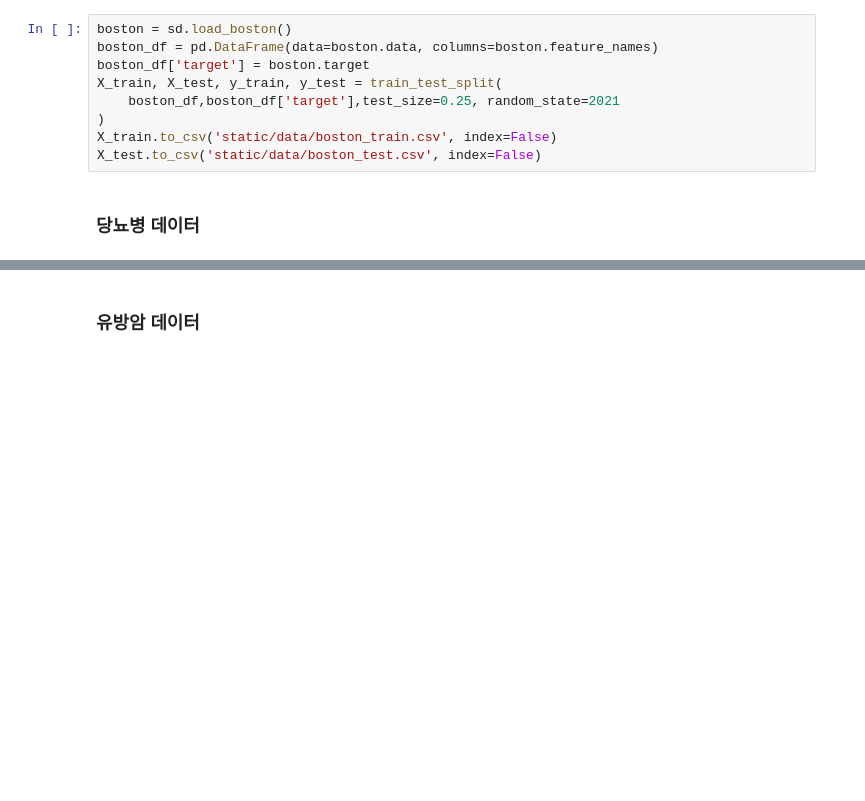
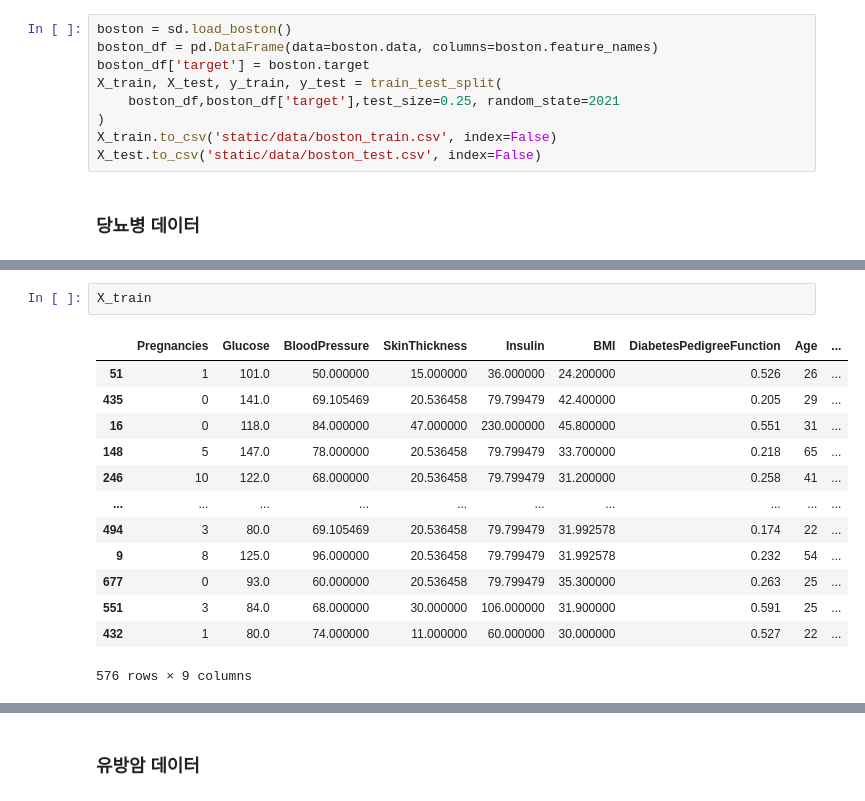
Before and after one commit to Wootae94/Flask-Web, a Jupyter notebook: 04.Machine_Learning/Make_train_test.ipynb, the cells around one changed output, grey strips where cells are left out. Drawn from its saved outputs; the diff is of its cells as text; blank space fills up the shorter version.

```diff
--- a/04.Machine_Learning/Make_train_test.ipynb
+++ b/04.Machine_Learning/Make_train_test.ipynb
@@ -82,0 +118,16 @@ X_test.to_csv('static/data/diabetes_test.csv', index=False)
+# %%
+X_train
+# %% [output]
+|  | Pregnancies | Glucose | BloodPressure | SkinThickness | Insulin | BMI | DiabetesPedigreeFunction | Age | ... |
+| 51 | 1 | 101.0 | 50.000000 | 15.000000 | 36.000000 | 24.200000 | 0.526 | 26 | ... |
+| 435 | 0 | 141.0 | 69.105469 | 20.536458 | 79.799479 | 42.400000 | 0.205 | 29 | ... |
+| 16 | 0 | 118.0 | 84.000000 | 47.000000 | 230.000000 | 45.800000 | 0.551 | 31 | ... |
+| 148 | 5 | 147.0 | 78.000000 | 20.536458 | 79.799479 | 33.700000 | 0.218 | 65 | ... |
+| 246 | 10 | 122.0 | 68.000000 | 20.536458 | 79.799479 | 31.200000 | 0.258 | 41 | ... |
+| ... | ... | ... | ... | ... | ... | ... | ... | ... | ... |
+| 494 | 3 | 80.0 | 69.105469 | 20.536458 | 79.799479 | 31.992578 | 0.174 | 22 | ... |
+| 9 | 8 | 125.0 | 96.000000 | 20.536458 | 79.799479 | 31.992578 | 0.232 | 54 | ... |
+| 677 | 0 | 93.0 | 60.000000 | 20.536458 | 79.799479 | 35.300000 | 0.263 | 25 | ... |
+| 551 | 3 | 84.0 | 68.000000 | 30.000000 | 106.000000 | 31.900000 | 0.591 | 25 | ... |
+| 432 | 1 | 80.0 | 74.000000 | 11.000000 | 60.000000 | 30.000000 | 0.527 | 22 | ... |
+576 rows × 9 columns
```
Also changed, not shown: parts of 25 cells of this notebook, 54 other files.
